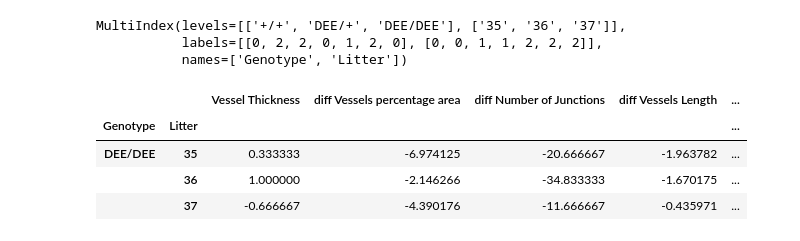
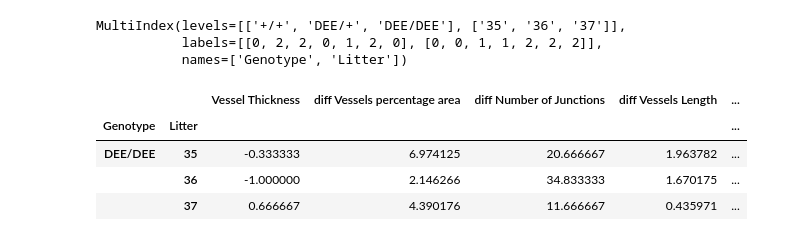
Before and after one commit to MixedIndentations/Angiogenesis-Density, a Jupyter notebook: RetinalCellsWithAngioTool.ipynb, the cells around one changed output. Drawn from its saved outputs; the diff is of its cells as text; code cells hidden in the pictures.

```diff
--- a/RetinalCellsWithAngioTool.ipynb
+++ b/RetinalCellsWithAngioTool.ipynb
@@ -352,21 +390,21 @@ MultiIndex(levels=[['+/+', 'DEE/+', 'DEE/DEE'], ['35', '36', '37']],
 # equivalent to data_mean.query('Genotype == "+/+"')
 #data_mean.loc[idx[:,'+/+'],:]
 # %%
-diffdata = ((mutant - wild.values)
+diffdata = ((wild.values - mutant)
             .rename(
                 columns={
                     'Vessels percentage area':'diff Vessels percentage area',
                     'Total Number of Junctions':'diff Number of Junctions',
                     'Total Vessels Length':'diff Vessels Length',
                     'Total Number of End Points':'diff Number of End Point'}
                     )
             )
 
 diffdata.drop('Genotype', axis=0, level=1, inplace=True)
 diffdata
 # %% [output]
 |  |  | Vessel Thickness | diff Vessels percentage area | diff Number of Junctions | diff Vessels Length | ... |
 | Genotype | Litter |  |  |  |  | ... |
-| DEE/DEE | 35 | 0.333333 | -6.974125 | -20.666667 | -1.963782 | ... |
-|  | 36 | 1.000000 | -2.146266 | -34.833333 | -1.670175 | ... |
-|  | 37 | -0.666667 | -4.390176 | -11.666667 | -0.435971 | ... |
+| DEE/DEE | 35 | -0.333333 | 6.974125 | 20.666667 | 1.963782 | ... |
+|  | 36 | -1.000000 | 2.146266 | 34.833333 | 1.670175 | ... |
+|  | 37 | 0.666667 | 4.390176 | 11.666667 | 0.435971 | ... |
```
Also changed, not shown: parts of 5 cells of this notebook.
